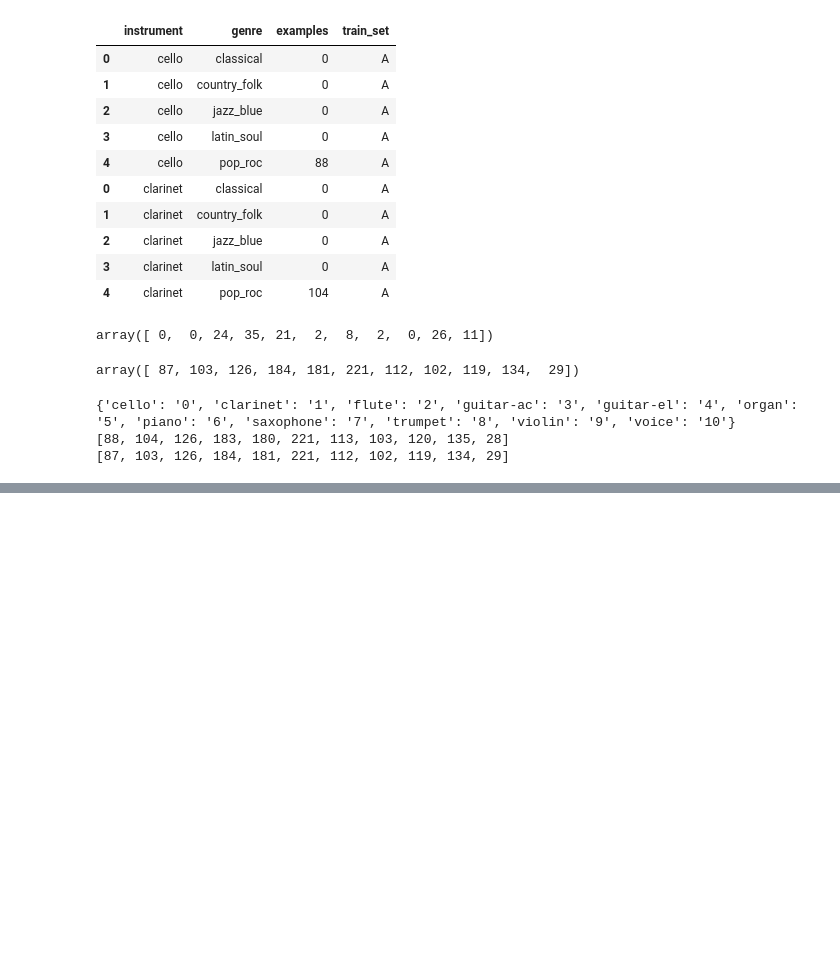
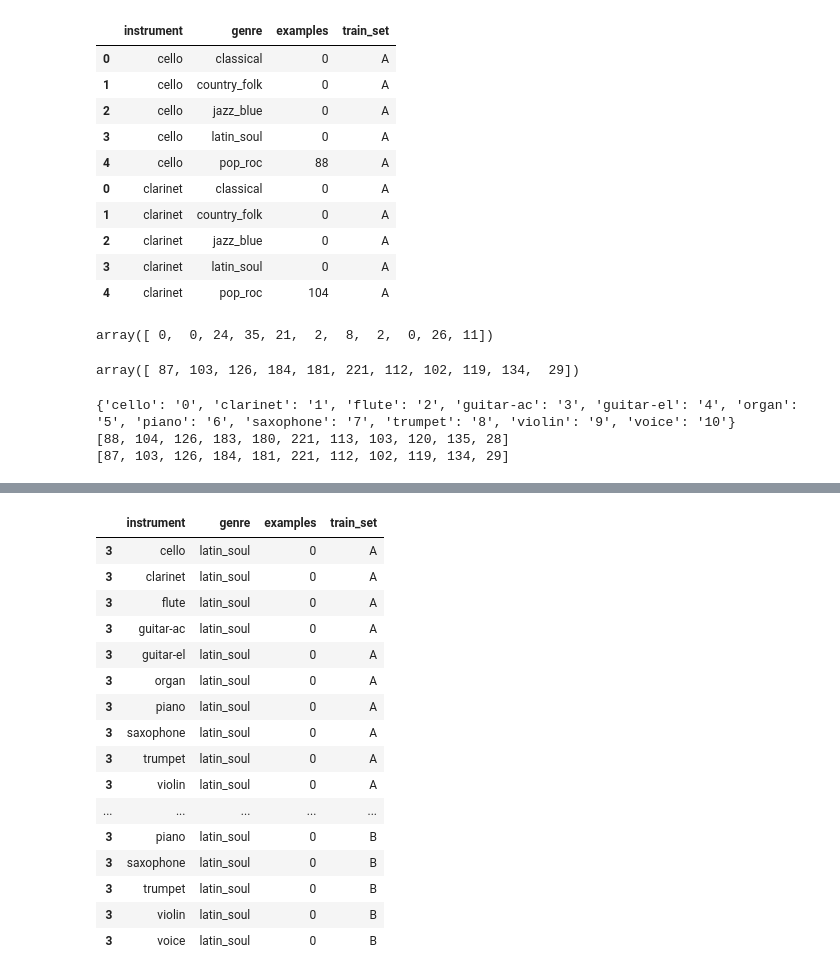
Before and after one commit to changhongw/audio-embedding-bias, a Jupyter notebook: 2_data_distribute.ipynb, the cells around one changed output, grey strips where cells are left out. Drawn from its saved outputs; the diff is of its cells as text; code cells hidden in the pictures; blank space fills up the shorter version.

```diff
--- a/2_data_distribute.ipynb
+++ b/2_data_distribute.ipynb
@@ -213,0 +214,20 @@ ax.set_xticklabels(rotation=30)
+# %%
+genre_info.loc[(genre_info['genre'] == 'latin_soul')]
+# %% [output]
+|  | instrument | genre | examples | train_set |
+| 3 | cello | latin_soul | 0 | A |
+| 3 | clarinet | latin_soul | 0 | A |
+| 3 | flute | latin_soul | 0 | A |
+| 3 | guitar-ac | latin_soul | 0 | A |
+| 3 | guitar-el | latin_soul | 0 | A |
+| 3 | organ | latin_soul | 0 | A |
+| 3 | piano | latin_soul | 0 | A |
+| 3 | saxophone | latin_soul | 0 | A |
+| 3 | trumpet | latin_soul | 0 | A |
+| 3 | violin | latin_soul | 0 | A |
+| ... | ... | ... | ... | ... |
+| 3 | piano | latin_soul | 0 | B |
+| 3 | saxophone | latin_soul | 0 | B |
+| 3 | trumpet | latin_soul | 0 | B |
+| 3 | violin | latin_soul | 0 | B |
+| 3 | voice | latin_soul | 0 | B |
```
Also changed, not shown: parts of 2 cells of this notebook, 45 other files.
